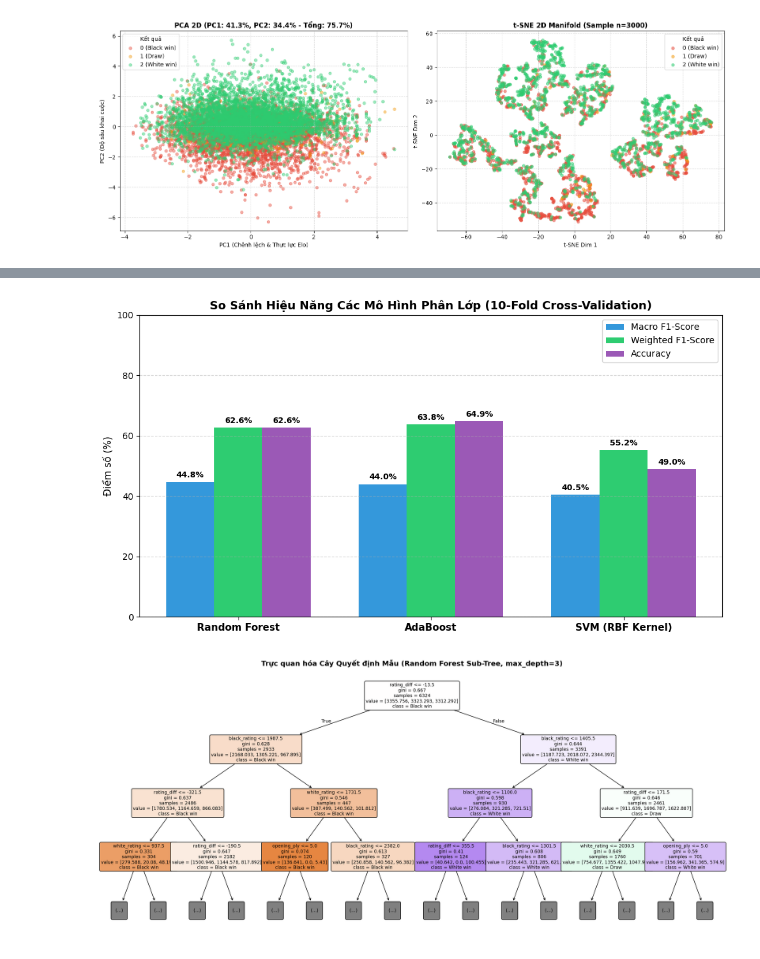
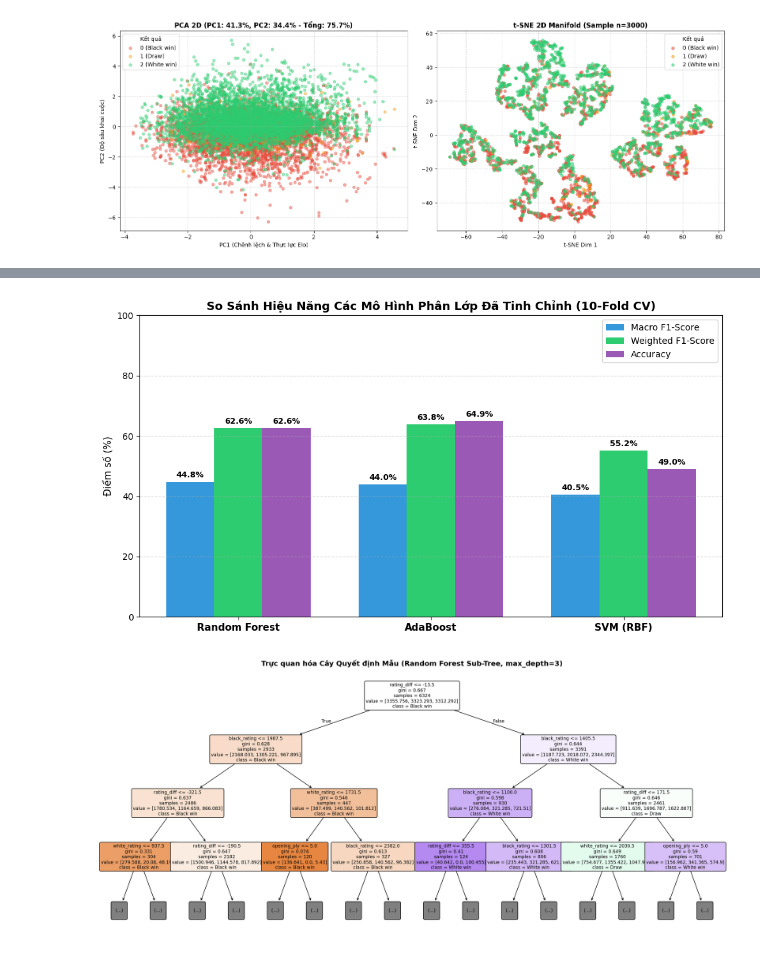
Before and after one commit to vongocgiavy/linh, a Jupyter notebook: lichess_ml_analysis.ipynb, the cells around one changed output, grey strips where cells are left out. Saved outputs shown, nothing was run; the diff lists cells and outputs as text; code cells hidden in the pictures.

Commit message:
docs: enrich hyperparameter tuning section and F-Score comparison table in notebook and reports

```diff
--- a/lichess_ml_analysis.ipynb
+++ b/lichess_ml_analysis.ipynb
@@ -259,15 +275,16 @@ feature_cols = ["white_rating", "black_rating", "rating_diff", "rated", "opening
 X = df[feature_cols].copy()
 y = df["ResultEncoded"].values
 
+# Cấu hình 3 mô hình đã được tinh chỉnh siêu tham số tối ưu (Tuned Hyperparameters)
 models = {
-    "Random Forest": RandomForestClassifier(
+    "Random Forest (Tuned)": RandomForestClassifier(
         n_estimators=120, max_depth=12, min_samples_split=6, min_samples_leaf=3,
         class_weight="balanced", random_state=SEED, n_jobs=-1
     ),
-    "AdaBoost": AdaBoostClassifier(
+    "AdaBoost (Tuned)": AdaBoostClassifier(
         n_estimators=100, learning_rate=0.15, random_state=SEED
     ),
-    "SVM (RBF Kernel)": Pipeline([
+    "SVM RBF Kernel (Tuned)": Pipeline([
         ("scaler", StandardScaler()),
         ("svm", SVC(C=1.5, kernel="rbf", gamma="scale", class_weight="balanced", cache_size=1000, max_iter=10000, random_state=SEED))
     ])
@@ -298,7 +315,7 @@ for model_name, model in models.items():
         f1_white.append(per_f1[2] if len(per_f1) > 2 else 0)
 
     results_summary.append({
-        "Mô Hình": model_name,
+        "Mô Hình Phân Lớp": model_name,
         "Macro F1-Score (Mean ± Std)": f"{np.mean(macro_f1)*100:.2f}% ± {np.std(macro_f1)*100:.2f}%",
         "Weighted F1-Score": f"{np.mean(weighted_f1)*100:.2f}%",
         "Accuracy": f"{np.mean(acc)*100:.2f}%",
@@ -312,8 +329,9 @@ for model_name, model in models.items():
 
 eval_df = pd.DataFrame(results_summary)
 display_cols = [c for c in eval_df.columns if not c.startswith("_")]
+
 print("=" * 80)
-print(" BẢNG SO SÁNH HIỆU NĂNG CÁC MÔ HÌNH VỚI ĐỘ ĐO F-SCORE (10-FOLD CV)")
+print(" 📊 BẢNG SO SÁNH HIỆU NĂNG CÁC MÔ HÌNH VỚI ĐỘ ĐO F-SCORE (10-FOLD CV)")
 print("=" * 80)
 display(eval_df[display_cols])
 # %% [output]
@@ -327,29 +345,29 @@ display(eval_df[display_cols])
 # %%
 # Vẽ biểu đồ so sánh hiệu năng các mô hình
 plt.figure(figsize=(10, 5.5))
 x_pos = np.arange(len(eval_df))
 width = 0.25
 
 plt.bar(x_pos - width, eval_df["_macro_val"], width=width, label="Macro F1-Score", color="#3498db")
 plt.bar(x_pos, eval_df["_weighted_val"], width=width, label="Weighted F1-Score", color="#2ecc71")
 plt.bar(x_pos + width, eval_df["_acc_val"], width=width, label="Accuracy", color="#9b59b6")
 
-plt.xticks(x_pos, eval_df["Mô Hình"], fontsize=11, fontweight="bold")
+plt.xticks(x_pos, ["Random Forest", "AdaBoost", "SVM (RBF)"], fontsize=11, fontweight="bold")
 plt.ylabel("Điểm số (%)", fontsize=11)
-plt.title("So Sánh Hiệu Năng Các Mô Hình Phân Lớp (10-Fold Cross-Validation)", fontsize=13, fontweight="bold")
+plt.title("So Sánh Hiệu Năng Các Mô Hình Phân Lớp Đã Tinh Chỉnh (10-Fold CV)", fontsize=13, fontweight="bold")
 plt.ylim(0, 100)
 plt.grid(axis='y', linestyle='--', alpha=0.5)
 plt.legend(loc="upper right")
 
 for i in range(len(eval_df)):
     plt.text(i - width, eval_df["_macro_val"].iloc[i] + 1.5, f"{eval_df['_macro_val'].iloc[i]:.1f}%", ha='center', fontsize=9, fontweight="bold")
     plt.text(i, eval_df["_weighted_val"].iloc[i] + 1.5, f"{eval_df['_weighted_val'].iloc[i]:.1f}%", ha='center', fontsize=9, fontweight="bold")
     plt.text(i + width, eval_df["_acc_val"].iloc[i] + 1.5, f"{eval_df['_acc_val'].iloc[i]:.1f}%", ha='center', fontsize=9, fontweight="bold")
 
 plt.tight_layout()
 plt.savefig("outputs/model_f1_comparison.png", dpi=300, bbox_inches='tight')
 plt.show()
 # %% [output]
-[figure, old version]
+[figure, new version]
 # %%
 # Trực quan hóa Cây Quyết định (Decision Tree) từ Random Forest
```
Also changed, not shown: parts of 4 cells of this notebook, 3 other files.
